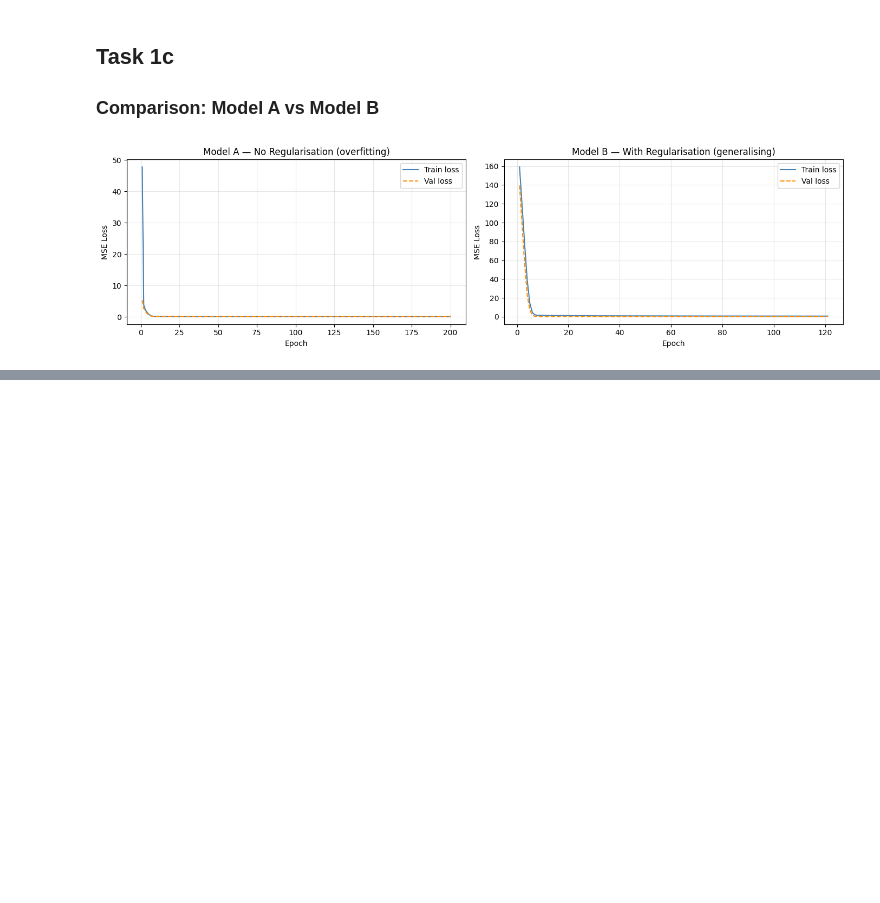
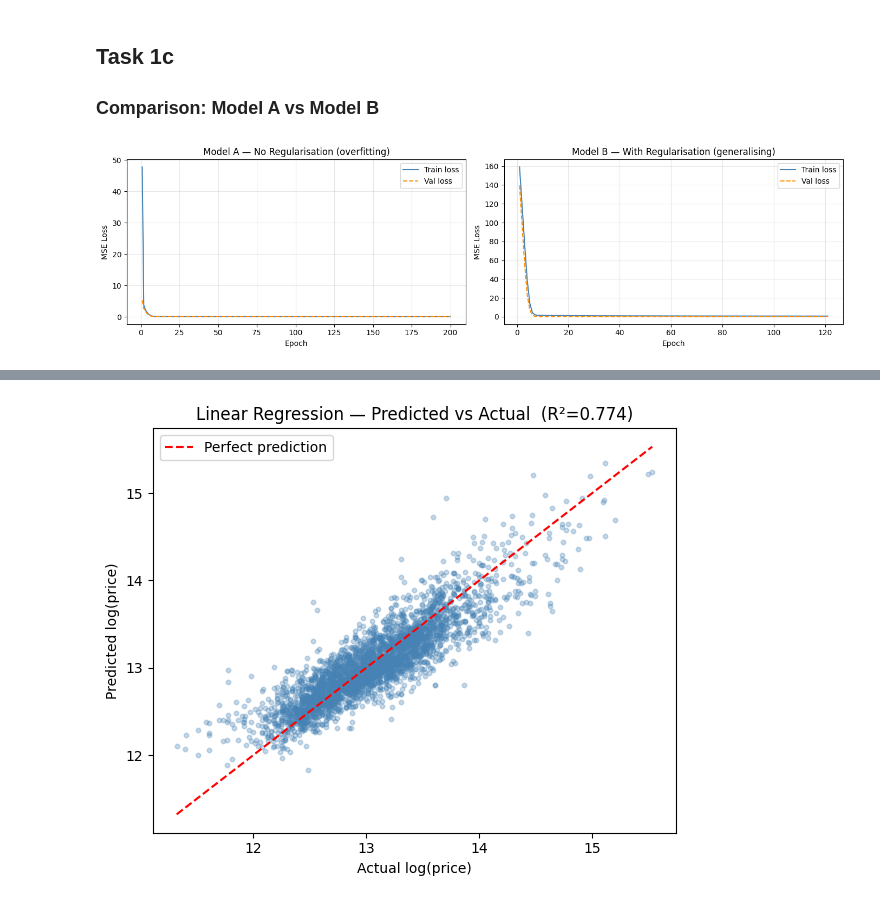
Before and after one commit to eshghinezhad/MAI202-A1-Neural-network, a Jupyter notebook: MAI202_House_Price_Prediction.ipynb, the cells around one changed output, grey strips where cells are left out. Drawn from its saved outputs; the diff is of its cells as text; code cells hidden in the pictures; blank space fills up the shorter version.

```diff
--- a/MAI202_House_Price_Prediction.ipynb
+++ b/MAI202_House_Price_Prediction.ipynb
@@ -574,0 +586,24 @@ C — Wide + Leaky ReLU + Scheduler  512→512→256→128→64→32  Leaky ReLU
+# %%
+# Linear Regression
+t0 = time.time()
+lr_model = LinearRegression()
+lr_model.fit(X_train_s, y_train)
+time_lr = time.time() - t0
+
+preds_lr       = lr_model.predict(X_test_s)
+rmse_lr        = np.sqrt(mean_squared_error(y_test, preds_lr))
+r2_lr          = r2_score(y_test, preds_lr)
+preds_lr_price = np.expm1(preds_lr)
+mae_lr_dollars = mean_absolute_error(yraw_test, preds_lr_price)
+
+print(f'── Linear Regression Test Results ──')
+print(f'  RMSE (log scale): {rmse_lr:.4f}')
+print(f'  R²:               {r2_lr:.4f}')
+print(f'  MAE (dollars):    ${mae_lr_dollars:,.0f}')
+print(f'  Training time:    {time_lr:.4f}s')
+
+# Feature importance from coefficients --> # Show which features the model finds most important
+coef_df = pd.DataFrame({'Feature': feature_names,
+                        'Coefficient': lr_model.coef_}).sort_values('Coefficient', key=abs, ascending=False)
+print(f'\nTop 10 feature coefficients:')
+print(coef_df.head(10).to_string(index=False))
@@ -574,0 +629,15 @@ C — Wide + Leaky ReLU + Scheduler  512→512→256→128→64→32  Leaky ReLU
+# %%
+# Predicted vs actual scatter (linear regression)
+fig, ax = plt.subplots(figsize=(6, 5))
+ax.scatter(y_test, preds_lr, alpha=0.3, s=10, color='steelblue')
+lo, hi = y_test.min(), y_test.max()
+ax.plot([lo, hi], [lo, hi], 'r--', lw=1.5, label='Perfect prediction')
+ax.set_xlabel('Actual log(price)')
+ax.set_ylabel('Predicted log(price)')
+ax.set_title(f'Linear Regression — Predicted vs Actual  (R²={r2_lr:.3f})')
+ax.legend()
+plt.tight_layout()
+plt.savefig('plots_phase5_lr_scatter.png', dpi=120, bbox_inches='tight')
+plt.show()
+# %% [output]
+[figure, added]
```
Also changed, not shown: parts of 16 cells of this notebook.
